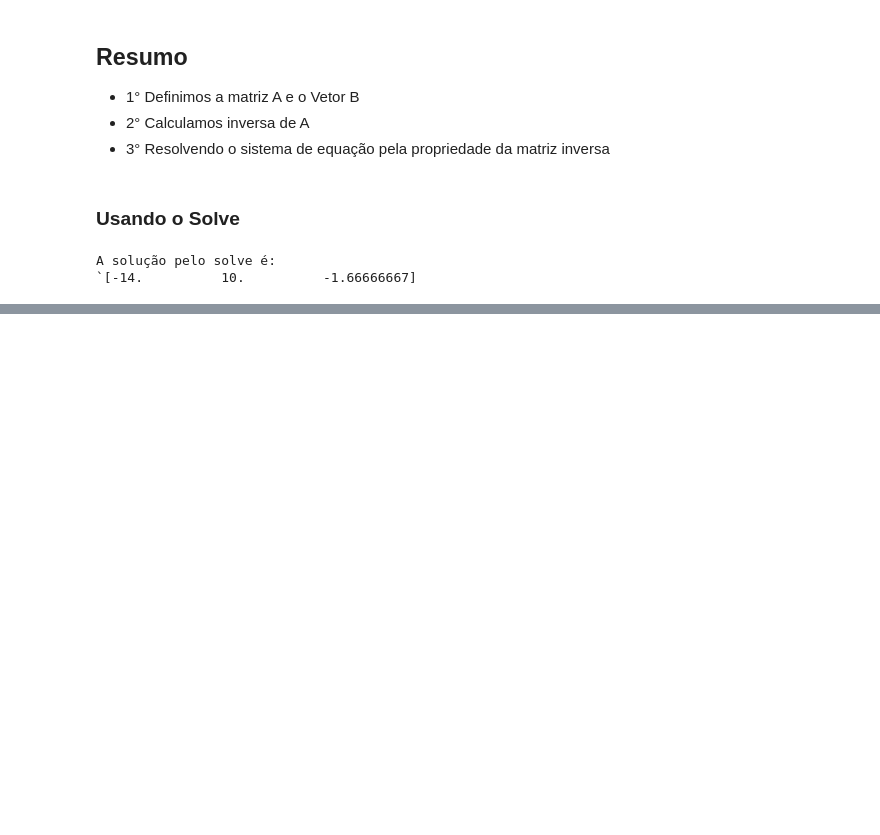
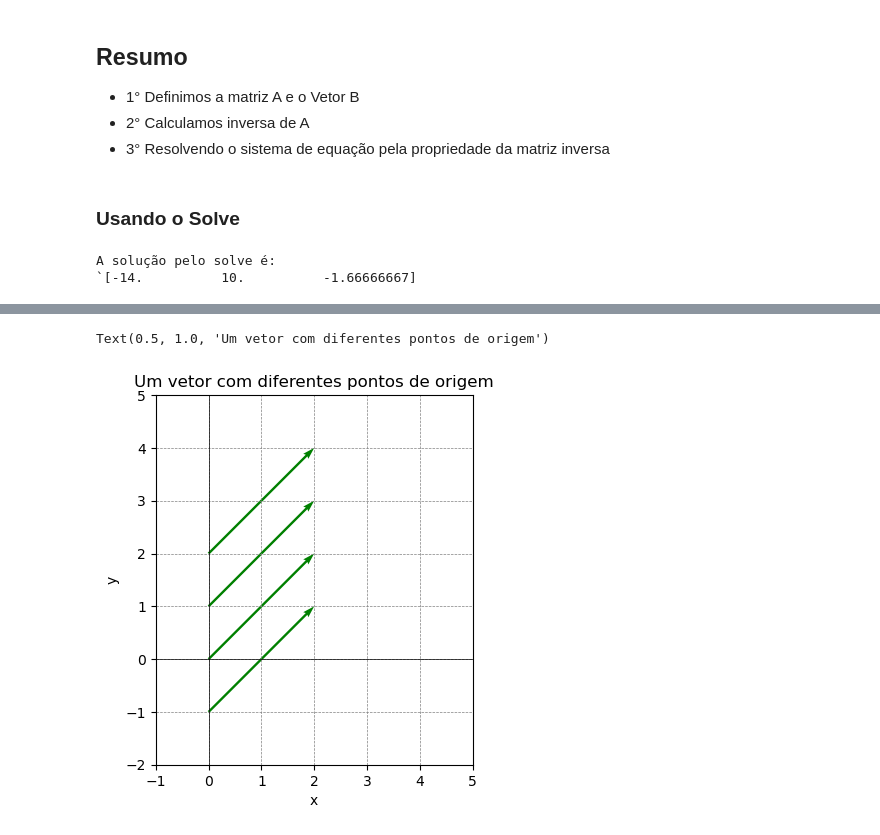
Before and after one commit to 1998-sys/santander_coders2024, a Jupyter notebook: Algebra_Linear.ipynb, the cells around one changed output, grey strips where cells are left out. Cells and saved outputs as stored; diff of their text form; code cells hidden in the pictures; blank space fills up the shorter version.

```diff
--- a/Algebra_Linear.ipynb
+++ b/Algebra_Linear.ipynb
@@ -389,0 +408,29 @@ A solução pelo solve é:
+# %%
+import matplotlib.pyplot as plt
+
+#  Definindo o vetor (2,2)
+vetor = [2,2]
+
+#Definindo as origens para o vetor
+origens = [(0,-1),(0,1),(0,0),(0,2)]
+
+# Extraindo as coordenadas x e y das origens
+origens_x = [origem[0] for origem in origens]
+origens_y = [origem[1] for origem in origens]
+
+# plotando o vetor (2,2) com as origens especificadas
+plt.figure()
+plt.quiver(origens_x, origens_y, [vetor[0]]*len(origens_x), [vetor[1]]*len(origens_y), angles='xy', scale_units='xy',scale=1, color='g')
+# Configurações adicionais do gráfico
+plt.xlim(-1,5)
+plt.ylim(-2,5)
+plt.xlabel('x')
+plt.ylabel('y')
+plt.axhline(0, color='black', linewidth=0.5)
+plt.axvline(0, color='black', linewidth =0.5)
+plt.grid(color = 'gray', linestyle='--', linewidth=0.5)
+plt.gca().set_aspect('equal', adjustable='box')
+plt.title('Um vetor com diferentes pontos de origem')
+# %% [output]
+Text(0.5, 1.0, 'Um vetor com diferentes pontos de origem')
+[figure, added]
```
Also changed, not shown: parts of 6 cells of this notebook.
